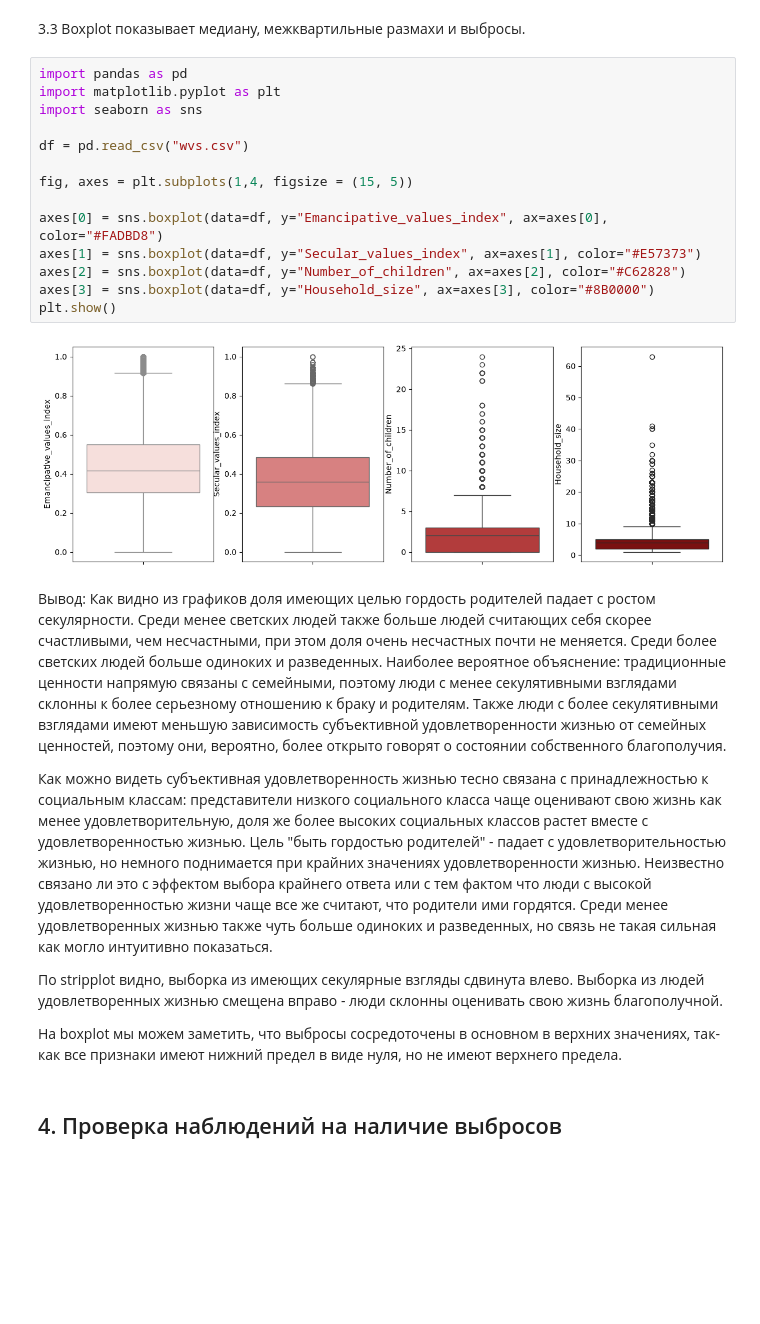
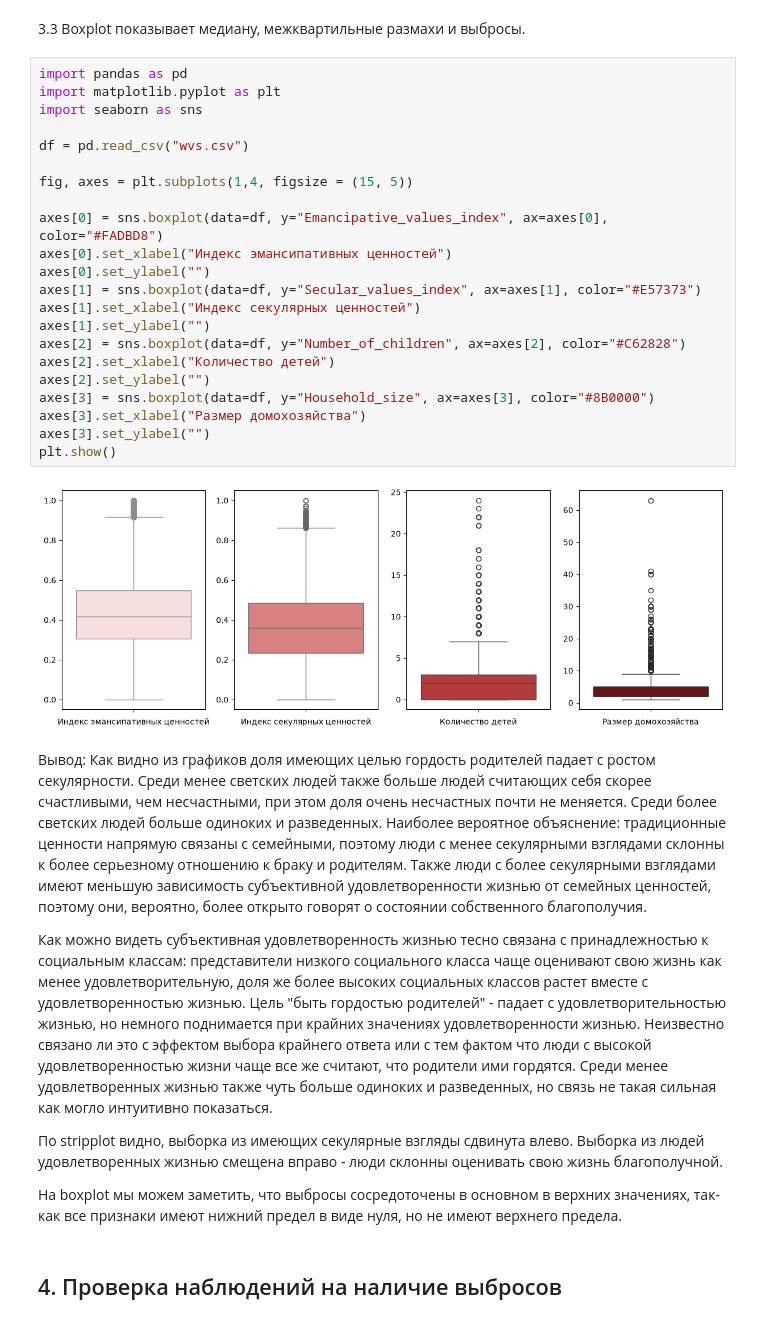
Before and after one commit to chaosmagnvm/wvs-data-analysis, a Jupyter notebook: stats_wvs.ipynb, the cells around one changed output. Drawn from its saved outputs; the diff is of its cells as text; blank space fills up the shorter version.

```diff
--- a/stats_wvs.ipynb
+++ b/stats_wvs.ipynb
@@ -145,21 +162,29 @@ plt.show()
 # %%
 import pandas as pd
 import matplotlib.pyplot as plt
 import seaborn as sns
 
 df = pd.read_csv("wvs.csv")
 
 fig, axes = plt.subplots(1,4, figsize = (15, 5))
 
 axes[0] = sns.boxplot(data=df, y="Emancipative_values_index", ax=axes[0], color="#FADBD8")
+axes[0].set_xlabel("Индекс эмансипативных ценностей")
+axes[0].set_ylabel("")
 axes[1] = sns.boxplot(data=df, y="Secular_values_index", ax=axes[1], color="#E57373")
+axes[1].set_xlabel("Индекс секулярных ценностей")
+axes[1].set_ylabel("")
 axes[2] = sns.boxplot(data=df, y="Number_of_children", ax=axes[2], color="#C62828")
+axes[2].set_xlabel("Количество детей")
+axes[2].set_ylabel("")
 axes[3] = sns.boxplot(data=df, y="Household_size", ax=axes[3], color="#8B0000")
+axes[3].set_xlabel("Размер домохозяйства")
+axes[3].set_ylabel("")
 plt.show()
 # %% [output]
-[figure, old version]
+[figure, new version]
 # %% [markdown]
-Вывод: Как видно из графиков доля имеющих целью гордость родителей падает с ростом секулярности. Среди менее светских людей также больше людей считающих себя скорее счастливыми, чем несчастными, при этом доля очень несчастных почти не меняется. Среди более светских людей больше одиноких и разведенных. Наиболее вероятное объяснение: традиционные ценности напрямую связаны с семейными, поэтому люди с менее секулятивными взглядами склонны к более серьезному отношению к браку и родителям. Также люди с более секулятивными взглядами имеют меньшую зависимость субъективной удовлетворенности жизнью от семейных ценностей, поэтому они, вероятно, более открыто говорят о состоянии собственного благополучия.
+Вывод: Как видно из графиков доля имеющих целью гордость родителей падает с ростом секулярности. Среди менее светских людей также больше людей считающих себя скорее счастливыми, чем несчастными, при этом доля очень несчастных почти не меняется. Среди более светских людей больше одиноких и разведенных. Наиболее вероятное объяснение: традиционные ценности напрямую связаны с семейными, поэтому люди с менее секулярными взглядами склонны к более серьезному отношению к браку и родителям. Также люди с более секулярными взглядами имеют меньшую зависимость субъективной удовлетворенности жизнью от семейных ценностей, поэтому они, вероятно, более открыто говорят о состоянии собственного благополучия.
 
 Как можно видеть субъективная удовлетворенность жизнью тесно связана с принадлежностью к социальным классам: представители низкого социального класса чаще оценивают свою жизнь как менее удовлетворительную, доля же более высоких социальных классов растет вместе с удовлетворенностью жизнью. Цель "быть гордостью родителей" - падает с удовлетворительностью жизнью, но немного поднимается при крайних значениях удовлетворенности жизнью. Неизвестно связано ли это с эффектом выбора крайнего ответа или с тем фактом что люди с высокой удовлетворенностью жизни чаще все же считают, что родители ими гордятся. Среди менее удовлетворенных жизнью также чуть больше одиноких и разведенных, но связь не такая сильная как могло интуитивно показаться.
 
```
Also changed, not shown: parts of 14 cells of this notebook, 1 other file.
